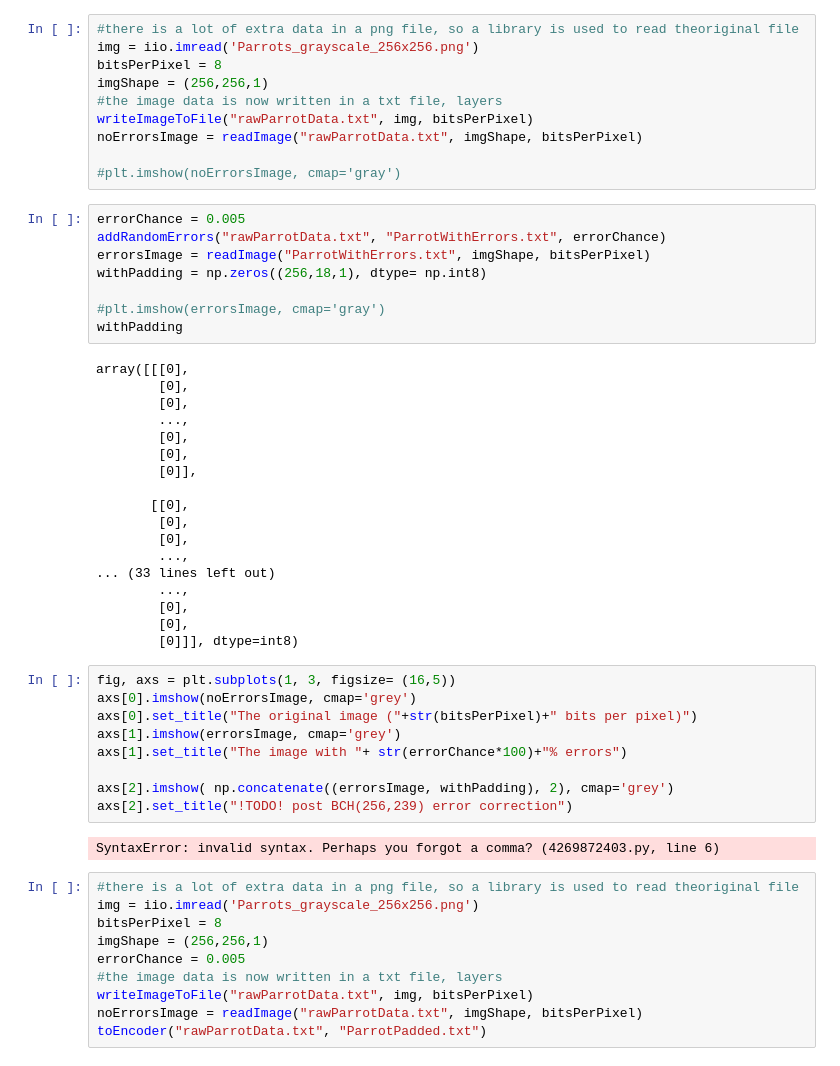
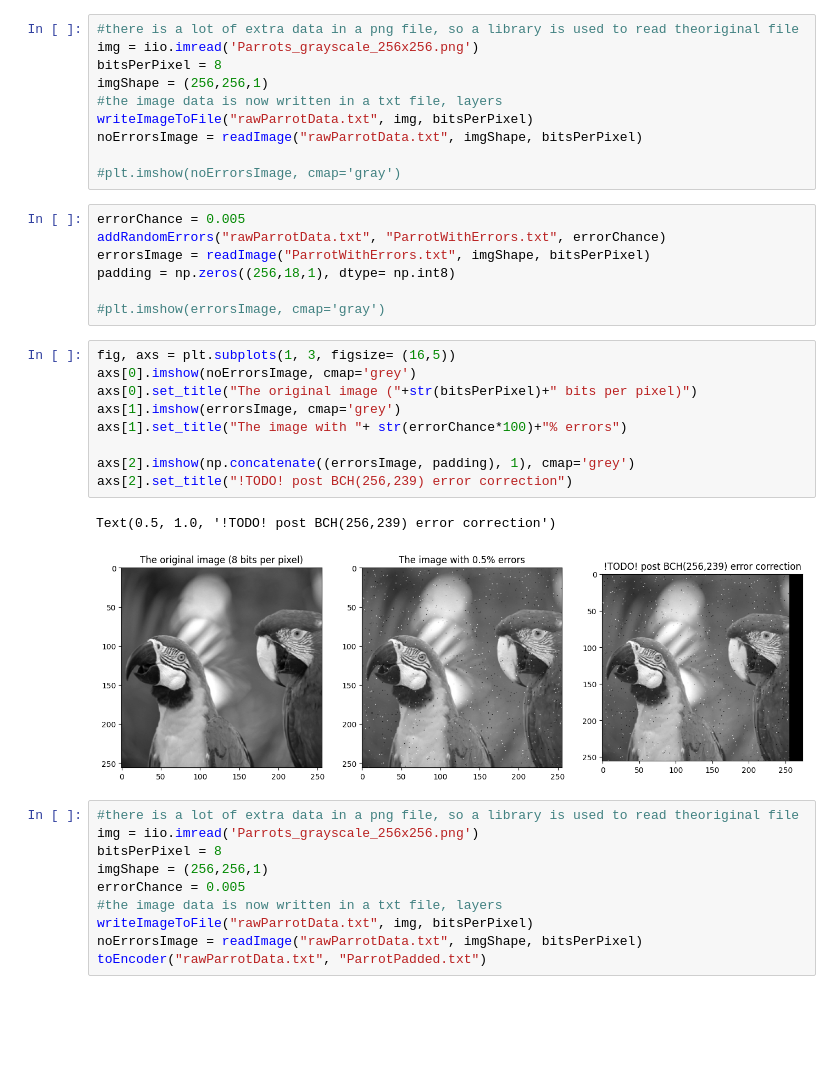
Before and after one commit to tomm1371/-Project-Work-BCH-Decoder, a Jupyter notebook: sim/ImageTesting/image_toolbox.ipynb, the cells around one changed output. Drawn from its saved outputs; the diff is of its cells as text; blank space fills up the shorter version.

```diff
--- a/sim/ImageTesting/image_toolbox.ipynb
+++ b/sim/ImageTesting/image_toolbox.ipynb
@@ -116,39 +116,21 @@ noErrorsImage = readImage("rawParrotData.txt", imgShape, bitsPerPixel)
 errorChance = 0.005
 addRandomErrors("rawParrotData.txt", "ParrotWithErrors.txt", errorChance)
 errorsImage = readImage("ParrotWithErrors.txt", imgShape, bitsPerPixel)
-withPadding = np.zeros((256,18,1), dtype= np.int8)
+padding = np.zeros((256,18,1), dtype= np.int8)
 
 #plt.imshow(errorsImage, cmap='gray')
-withPadding
-# %% [output]
-array([[[0],
-        [0],
-        [0],
-        ...,
-        [0],
-        [0],
-        [0]],
-
-       [[0],
-        [0],
-        [0],
-        ...,
-... (33 lines left out)
-        ...,
-        [0],
-        [0],
-        [0]]], dtype=int8)
 # %%
 fig, axs = plt.subplots(1, 3, figsize= (16,5))
 axs[0].imshow(noErrorsImage, cmap='grey')
 axs[0].set_title("The original image ("+str(bitsPerPixel)+" bits per pixel)")
 axs[1].imshow(errorsImage, cmap='grey')
 axs[1].set_title("The image with "+ str(errorChance*100)+"% errors")
 
-axs[2].imshow( np.concatenate((errorsImage, withPadding), 2), cmap='grey')
+axs[2].imshow(np.concatenate((errorsImage, padding), 1), cmap='grey')
 axs[2].set_title("!TODO! post BCH(256,239) error correction")
 # %% [output]
-SyntaxError: invalid syntax. Perhaps you forgot a comma? (4269872403.py, line 6)
+Text(0.5, 1.0, '!TODO! post BCH(256,239) error correction')
+[figure, added]
 # %%
 #there is a lot of extra data in a png file, so a library is used to read theoriginal file
 img = iio.imread('Parrots_grayscale_256x256.png')
```
Also changed, not shown: parts of 1 cell of this notebook, 17 other files.
